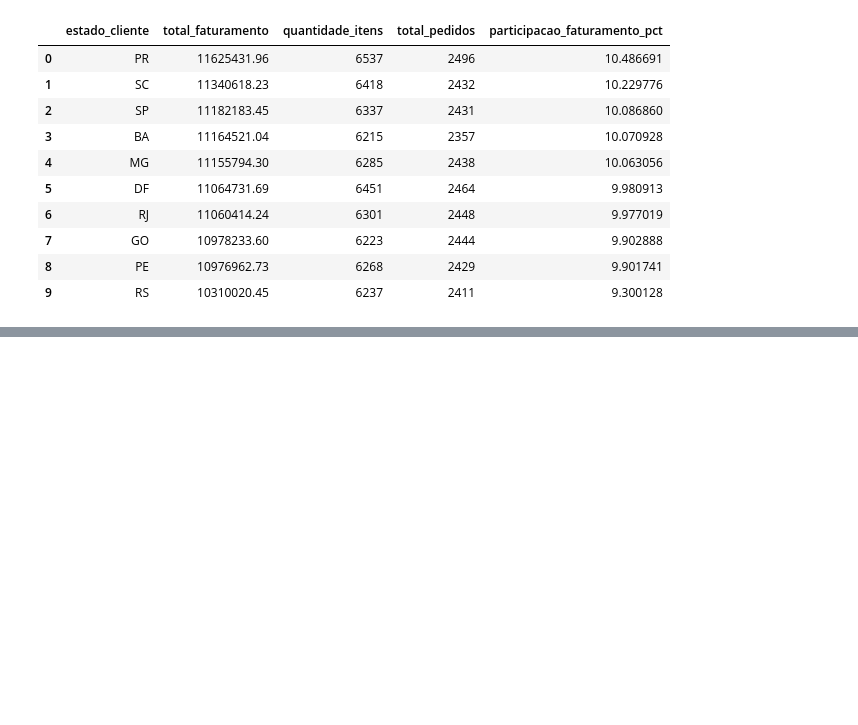
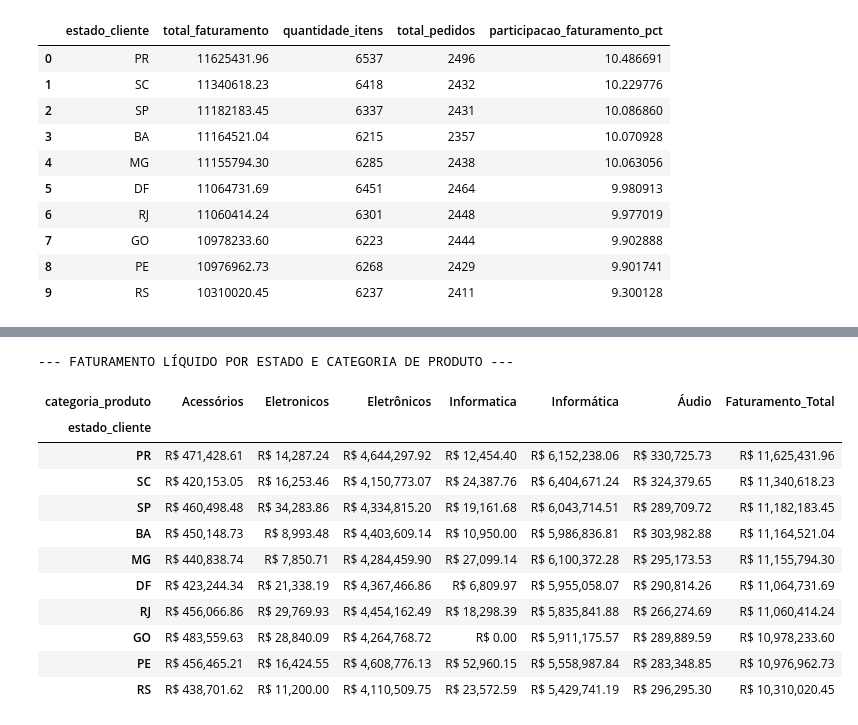
Before and after one commit to diegomudraka/projeto_final_python_senai, a Jupyter notebook: Analise de vendas/Projeto/Analise_dados.ipynb, the cells around one changed output, grey strips where cells are left out. Cells and saved outputs as stored; diff of their text form; code cells hidden in the pictures; blank space fills up the shorter version.

```diff
--- a/Analise de vendas/Projeto/Analise_dados.ipynb
+++ b/Analise de vendas/Projeto/Analise_dados.ipynb
@@ -452,0 +467,38 @@ plt.show()
+# %%
+# Investigação estratégica: Otimização de Marketing e vendas por Estado e Categoria
+
+#1. Preparação dos Dados e Cruzamento de Dimensões
+#Realizei o cruzamento das variaveis de Faturamento por Estado, Categoria de Produto e analisei o impacto das perdas financeiras por Vendas Canceladas/Devolvidas
+
+import pandas as pd
+import matplotlib.pyplot as plt
+import seaborn as sns
+import numpy as np
+
+# 1. Cruzamento de Dimensões: Faturamento por Estado e Categoria de Produto
+estado_categoria = concluidas.groupby(['estado_cliente', 'categoria_produto']).agg(
+    faturamento_liquido=('valor_total', 'sum'),
+    quantidade_vendida=('quantidade', 'sum')
+).reset_index()
+
+# Pivotar para melhor visualização estruturada
+pivot_est_cat = estado_categoria.pivot(index='estado_cliente', columns='categoria_produto', values='faturamento_liquido').fillna(0)
+pivot_est_cat['Faturamento_Total'] = pivot_est_cat.sum(axis=1)
+pivot_est_cat = pivot_est_cat.sort_values(by='Faturamento_Total', ascending=False)
+
+print("--- FATURAMENTO LÍQUIDO POR ESTADO E CATEGORIA DE PRODUTO ---")
+display(pivot_est_cat.style.format("R$ {:,.2f}"))
+# %% [output]
+--- FATURAMENTO LÍQUIDO POR ESTADO E CATEGORIA DE PRODUTO ---
+| categoria_produto | Acessórios | Eletronicos | Eletrônicos | Informatica | Informática | Áudio | Faturamento_Total |
+| estado_cliente |  |  |  |  |  |  |  |
+| PR | R$ 471,428.61 | R$ 14,287.24 | R$ 4,644,297.92 | R$ 12,454.40 | R$ 6,152,238.06 | R$ 330,725.73 | R$ 11,625,431.96 |
+| SC | R$ 420,153.05 | R$ 16,253.46 | R$ 4,150,773.07 | R$ 24,387.76 | R$ 6,404,671.24 | R$ 324,379.65 | R$ 11,340,618.23 |
+| SP | R$ 460,498.48 | R$ 34,283.86 | R$ 4,334,815.20 | R$ 19,161.68 | R$ 6,043,714.51 | R$ 289,709.72 | R$ 11,182,183.45 |
+| BA | R$ 450,148.73 | R$ 8,993.48 | R$ 4,403,609.14 | R$ 10,950.00 | R$ 5,986,836.81 | R$ 303,982.88 | R$ 11,164,521.04 |
+| MG | R$ 440,838.74 | R$ 7,850.71 | R$ 4,284,459.90 | R$ 27,099.14 | R$ 6,100,372.28 | R$ 295,173.53 | R$ 11,155,794.30 |
+| DF | R$ 423,244.34 | R$ 21,338.19 | R$ 4,367,466.86 | R$ 6,809.97 | R$ 5,955,058.07 | R$ 290,814.26 | R$ 11,064,731.69 |
+| RJ | R$ 456,066.86 | R$ 29,769.93 | R$ 4,454,162.49 | R$ 18,298.39 | R$ 5,835,841.88 | R$ 266,274.69 | R$ 11,060,414.24 |
+| GO | R$ 483,559.63 | R$ 28,840.09 | R$ 4,264,768.72 | R$ 0.00 | R$ 5,911,175.57 | R$ 289,889.59 | R$ 10,978,233.60 |
+| PE | R$ 456,465.21 | R$ 16,424.55 | R$ 4,608,776.13 | R$ 52,960.15 | R$ 5,558,987.84 | R$ 283,348.85 | R$ 10,976,962.73 |
+| RS | R$ 438,701.62 | R$ 11,200.00 | R$ 4,110,509.75 | R$ 23,572.59 | R$ 5,429,741.19 | R$ 296,295.30 | R$ 10,310,020.45 |
```
Also changed, not shown: parts of 16 cells of this notebook.
